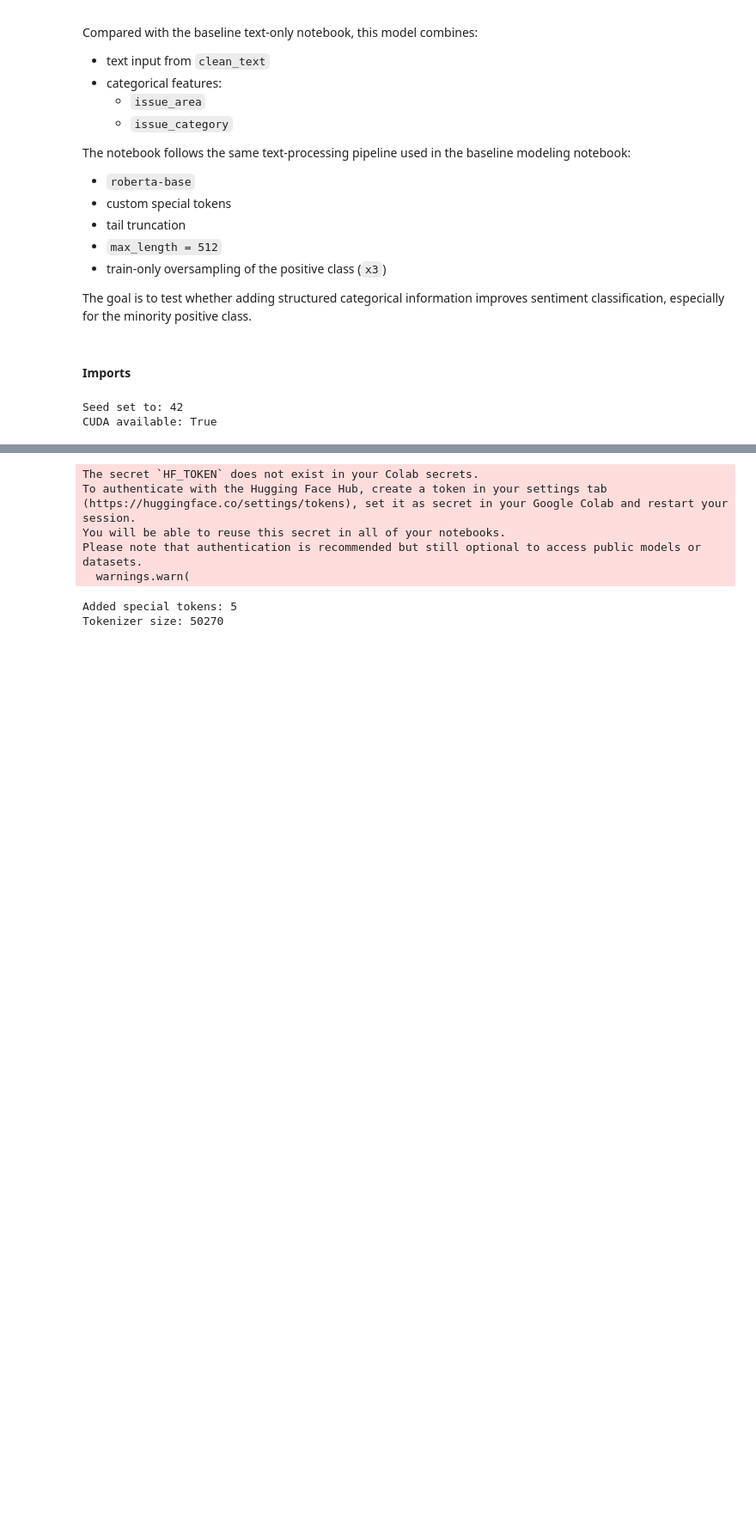
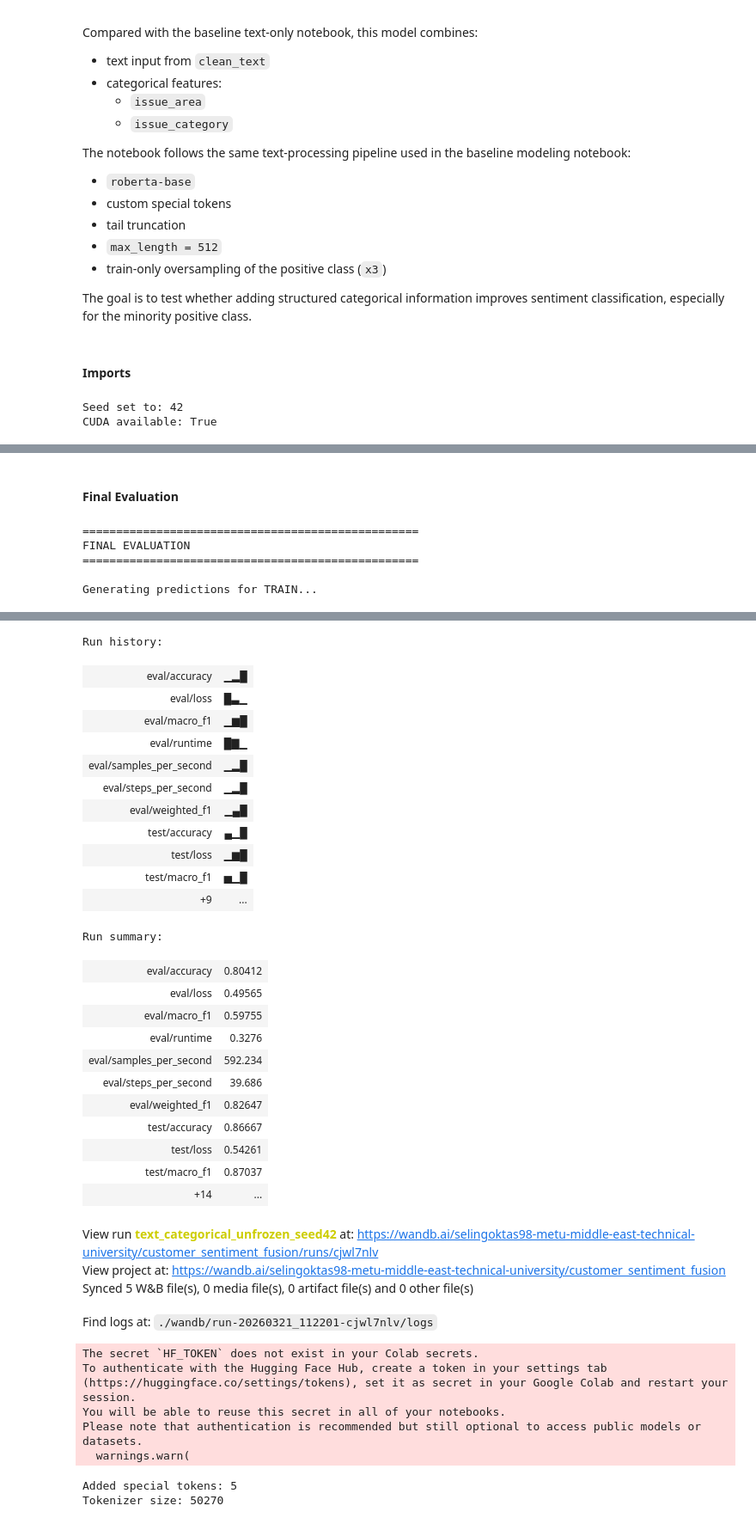
Before and after one commit to sulucay01/DI725-assignment1, a Jupyter notebook: notebooks/04_modeling_fusion.ipynb, the cells around one changed output, grey strips where cells are left out. Shown at 86% size. Drawn from its saved outputs; the diff is of its cells as text; code cells hidden in the pictures; blank space fills up the shorter version.

```diff
--- a/notebooks/04_modeling_fusion.ipynb
+++ b/notebooks/04_modeling_fusion.ipynb
@@ -153,0 +102,23 @@ train_df[[TEXT_COL, "customer_sentiment", "issue_area", "issue_category"]].head(
+# %%
+# --- 2. Categorical Encoding ---
+area_encoder = LabelEncoder()
+category_encoder = LabelEncoder()
+
+# Fit on train + explicitly include "unknown" to prevent errors on unseen data
+area_encoder.fit(pd.concat([train_df["issue_area"], pd.Series(["unknown"])]).unique())
+category_encoder.fit(pd.concat([train_df["issue_category"], pd.Series(["unknown"])]).unique())
+
+def safe_encode(series, encoder):
+    known_classes = set(encoder.classes_)
+    safe_series = series.apply(lambda x: x if x in known_classes else "unknown")
+    return encoder.transform(safe_series)
+
+for df in [train_df, val_df, test_df]:
+    df["issue_area_id"] = safe_encode(df["issue_area"], area_encoder)
+    df["issue_category_id"] = safe_encode(df["issue_category"], category_encoder)
+
+NUM_ISSUE_AREAS = len(area_encoder.classes_)
+NUM_ISSUE_CATEGORIES = len(category_encoder.classes_)
+
+print(f"Unique Issue Areas: {NUM_ISSUE_AREAS}")
+print(f"Unique Issue Categories: {NUM_ISSUE_CATEGORIES}")
@@ -153,0 +350,29 @@ train_df[[TEXT_COL, "customer_sentiment", "issue_area", "issue_category"]].head(
+# %% [markdown]
+#### Final Evaluation
+# %%
+def evaluate_and_print_cm(trainer, dataset, split_name, label_names):
+    print(f"\nGenerating predictions for {split_name.upper()}...")
+    predictions = trainer.predict(dataset)
+    y_pred = np.argmax(predictions.predictions, axis=1)
+    y_true = predictions.label_ids
+
+    print(f"\n===== {split_name.upper()} CLASSIFICATION REPORT =====")
+    print(classification_report(y_true, y_pred, target_names=label_names, zero_division=0))
+    print(f"\n===== {split_name.upper()} CONFUSION MATRIX =====")
+    print(confusion_matrix(y_true, y_pred))
+
+label_map_df = train_df[["customer_sentiment", "label"]].drop_duplicates().sort_values("label")
+label_names = label_map_df["customer_sentiment"].tolist()
+
+print("\n" + "="*50 + "\nFINAL EVALUATION\n" + "="*50)
+evaluate_and_print_cm(trainer, train_dataset, "train", label_names)
+evaluate_and_print_cm(trainer, val_dataset, "val", label_names)
+evaluate_and_print_cm(trainer, test_dataset, "test", label_names)
+
+wandb.finish()
+# %% [output]
+==================================================
+FINAL EVALUATION
+==================================================
+
+Generating predictions for TRAIN...
@@ -154,3 +435,31 @@ train_df[[TEXT_COL, "customer_sentiment", "issue_area", "issue_category"]].head(
+Run history:
+| eval/accuracy | ▁▂█ |
+| eval/loss | █▃▁ |
+| eval/macro_f1 | ▁▆█ |
+| eval/runtime | █▇▁ |
+| eval/samples_per_second | ▁▂█ |
+| eval/steps_per_second | ▁▂█ |
+| eval/weighted_f1 | ▁▄█ |
+| test/accuracy | ▄▁█ |
+| test/loss | ▁▆█ |
+| test/macro_f1 | ▅▁█ |
+| +9 | ... |
+Run summary:
+| eval/accuracy | 0.80412 |
+| eval/loss | 0.49565 |
+| eval/macro_f1 | 0.59755 |
+| eval/runtime | 0.3276 |
+| eval/samples_per_second | 592.234 |
+| eval/steps_per_second | 39.686 |
+| eval/weighted_f1 | 0.82647 |
+| test/accuracy | 0.86667 |
+| test/loss | 0.54261 |
+| test/macro_f1 | 0.87037 |
+| +14 | ... |
+View run text_categorical_unfrozen_seed42 at: https://wandb.ai/selingoktas98-metu-middle-east-technical-university/customer_sentiment_fusion/runs/cjwl7nlv
+View project at: https://wandb.ai/selingoktas98-metu-middle-east-technical-university/customer_sentiment_fusion
+Synced 5 W&B file(s), 0 media file(s), 0 artifact file(s) and 0 other file(s)
+Find logs at: ./wandb/run-20260321_112201-cjwl7nlv/logs
 # %%
 tokenizer = AutoTokenizer.from_pretrained(MODEL_NAME, use_fast=True)
 num_added = tokenizer.add_special_tokens(
```
Also changed, not shown: parts of 15 cells of this notebook.
